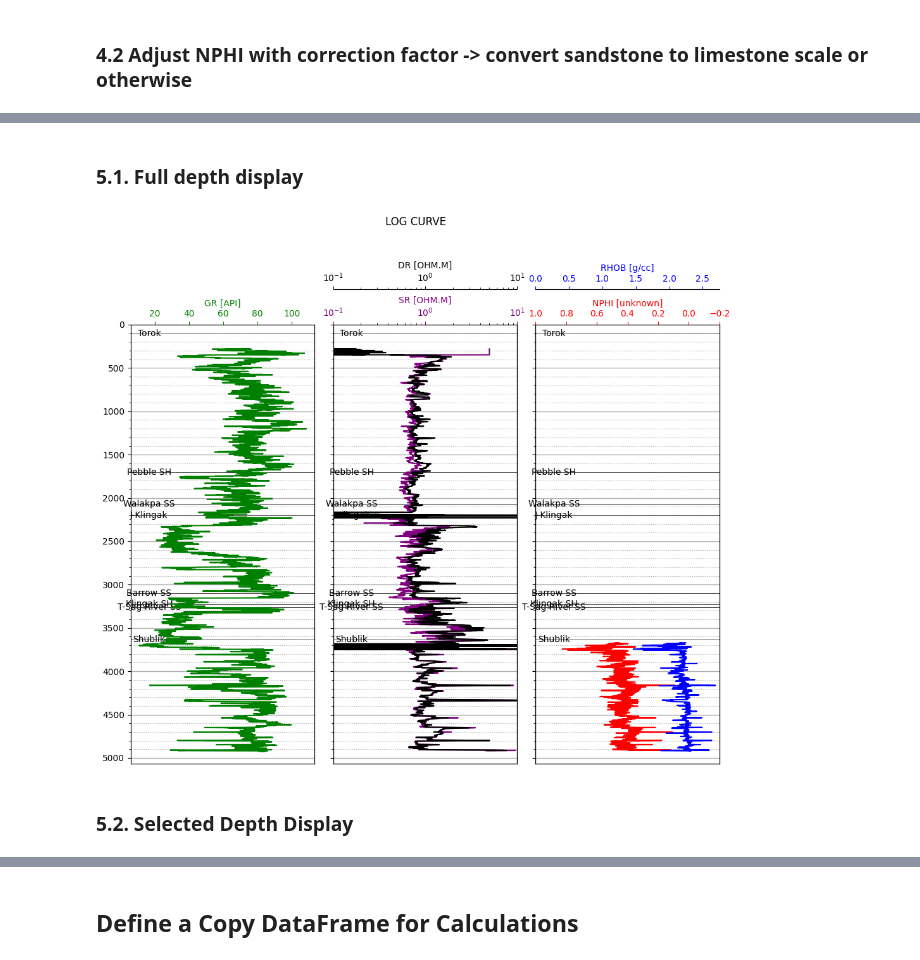
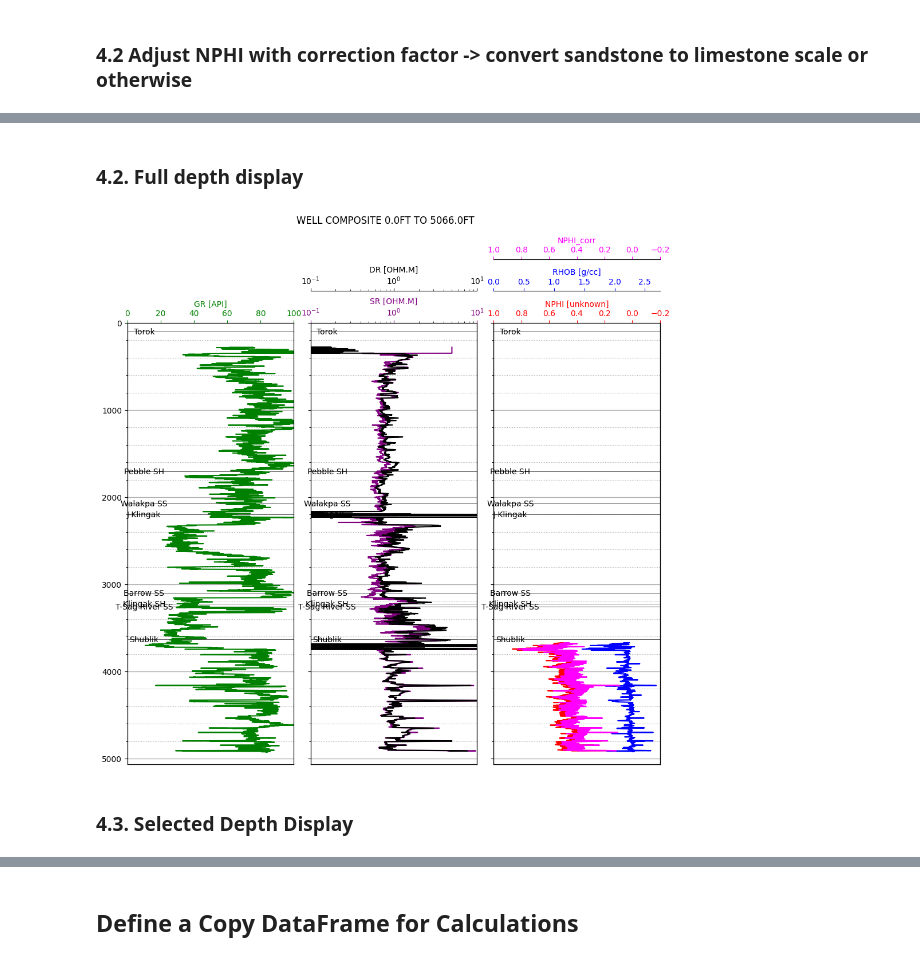
Before and after one commit to ARoyyanF/Basic-WellLog-Interpretation, a Jupyter notebook: notebooks/BWLI_simplified_v2.ipynb, the cells around one changed output, grey strips where cells are left out. Saved outputs shown, nothing was run; the diff lists cells and outputs as text; code cells hidden in the pictures.

```diff
--- a/notebooks/BWLI_simplified_v2.ipynb
+++ b/notebooks/BWLI_simplified_v2.ipynb
@@ -48,10 +46,16 @@ def read_las(file_name, well_name, columns_to_rename, columns_to_keep, keep_orig
 # %%
-file_name = "data/raw/lld-18_wire_lima.las"
+file_name = "../data/raw/lld-18_wire_lima.las"
 well_name = "LLD-18"
-renamed_columns = {'DEPTH' : 'DEPT', 'RT' : 'DR', 'ILM' : 'MR', 'LLS':'SR', 'NPHI_CORR':'NPHI'} # {nama_asli : nama_baru, ... , dst}
-columns = ["DEPT","GR", "CALI", "MR", "DR", "SR", "NPHI", "RHOB", "VSH", "RW", "WELL"]
+renamed_columns = {
+    "DEPTH": "DEPT",
+    "RT": "DR",
+    "ILM": "MR",
+    "LLS": "SR",
+    "NPHI_CORR": "NPHI",
+}  # {nama_asli : nama_baru, ... , dst}
+columns = ["DEPT", "GR", "CALI", "MR", "DR", "SR", "NPHI", "RHOB", "VSH", "RW", "WELL"]
 
-data = read_las(file_name, well_name, renamed_columns, columns, keep_original = False)
+data = read_las(file_name, well_name, renamed_columns, columns, keep_original=False)
 # %% [output]
 Only engine='normal' can read wrapped files
 # %%
@@ -248,42 +330,41 @@ data[(data.DEPT > 4000) & (data.DEPT < 5000)]
 # %% [markdown]
-### **5.1. Full depth display**
+### **4.2. Full depth display**
 # %%
-# DISPLAYS LOG DATA FROM THE TOP TO THE BOTTOM (MENTAHAN)
+# DISPLAYS LOG DATA FROM THE TOP TO THE BOTTOM (raw)
 # run the combo_plot
 combo_plot(
     data,
     data.DEPT.min(),
     data.DEPT.max(),
-    9,               #figure height in inch
-    1.05,               #title position
+    10,  # figure height in inch
+    1.05,  # title position
     traject1={
         "data": ["GR"],
-        "intervals": [(0,101,10)],
-        "scales" : ["linear"],
+        "intervals": [(0, 100)],
+        "scales": ["linear"],
         "labels": ["GR [API]"],
         "positions": [0],
-        "colors": ["green"]
+        "colors": ["green"],
     },
     traject2={
         "data": ["SR", "DR"],
-        "intervals": [(0.1,10), (0.1,10)],
-        "scales" : ["log", "log"],
+        "intervals": [(0.1, 10), (0.1, 10)],
+        "scales": ["log", "log"],
         "labels": ["SR [OHM.M]", "DR [OHM.M]"],
         "positions": [0, 40],
-        "colors": ["purple", "black"]
+        "colors": ["purple", "black"],
     },
     traject3={
         "data": ["NPHI", "RHOB", "NPHI_corr"],
-        "intervals": [(1.0,-0.2), (0,2.75), (1.0,-0.2)],
-        "scales" : ["linear", "linear", "linear"],
+        "intervals": [(1.0, -0.2), (0, 2.75), (1.0, -0.2)],
+        "scales": ["linear", "linear", "linear"],
         "labels": ["NPHI [unknown]", "RHOB [g/cc]", "NPHI_corr"],
         "positions": [0, 40, 80],
-        "colors": ["red", "blue", "magenta"]
+        "colors": ["red", "blue", "magenta"],
     },
-    ticks_interval=[500, 100]
-    )
+)
 # %% [output]
-[figure, old version]
+[figure, new version]
 # %% [markdown]
-### **5.2. Selected Depth Display**
+### **4.3. Selected Depth Display**
 # %%
```
Also changed, not shown: parts of 88 cells of this notebook, 3 other files.
